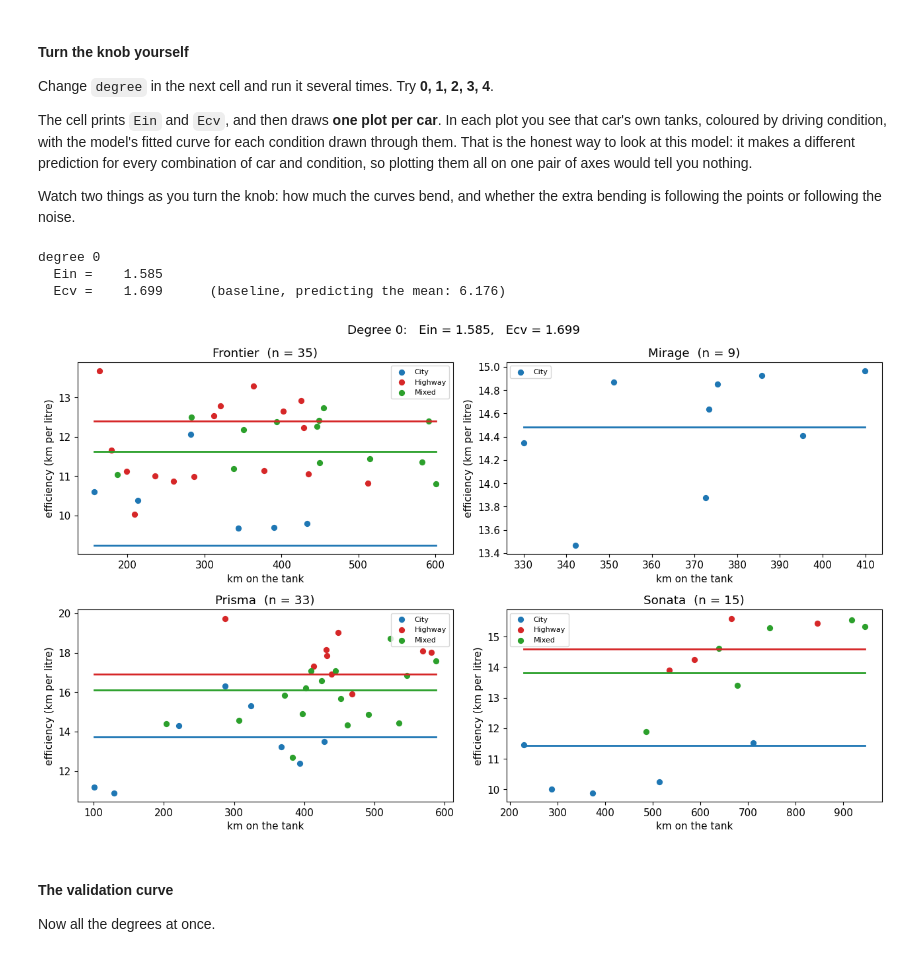
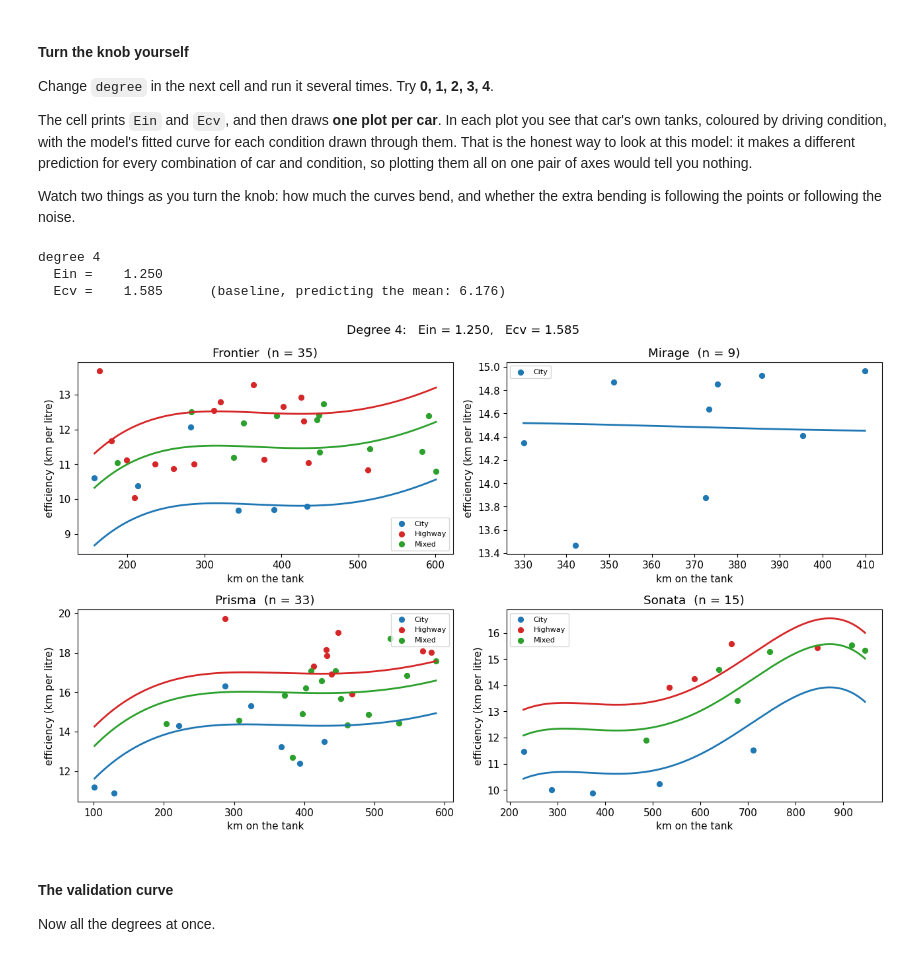
Before and after one commit to sejuti009/Welcome-To-Data-Science-, a Jupyter notebook: tutorial_weeks05_06.ipynb, the cells around one changed output. Drawn from its saved outputs; the diff is of its cells as text; code cells hidden in the pictures.

```diff
--- a/tutorial_weeks05_06.ipynb
+++ b/tutorial_weeks05_06.ipynb
@@ -1457,7 +1457,7 @@ extra bending is following the points or following the noise.
 # %%
 # ---------------------------------------------------------------------------
 # CHANGE THIS AND RUN THE CELL AGAIN. Try 0, 1, 2, 3, 4.
-degree = 0
+degree = 4
 # ---------------------------------------------------------------------------
 
 # Build the features at this degree and fit the model.
@@ -1511,37 +1511,37 @@ for ax, car in zip(axes.ravel(), cars_here):
         # To draw the model's curve for THIS car in THIS condition we build a
         # table with the same columns as the training features, set every
         # column to 0, then switch on the two that apply.
         curve = pd.DataFrame(0.0, index=range(len(grid_km)),
                              columns=features.columns)
 
         # The dummy columns are named is_<car> and is_<condition>. The reference
         # categories have no column, so for them we simply leave the zeros.
         if "is_" + car in curve.columns:
             curve["is_" + car] = 1.0
         if "is_" + condition in curve.columns:
             curve["is_" + condition] = 1.0
 
         # The polynomial columns, from the grid of distances.
         for power in range(1, degree + 1):
             curve["km^%d" % power] = grid_km ** power
 
         ax.plot(grid_km, fitted.predict(curve), linewidth=2,
                 color=condition_colours[condition])
 
     ax.set_title("%s  (n = %d)" % (car, len(this_car)))
     ax.set_xlabel("km on the tank")
     ax.set_ylabel("efficiency (km per litre)")
     ax.legend(fontsize=8)
 
 # A single title across the whole figure.
 fig.suptitle("Degree %d:   Ein = %.3f,   Ecv = %.3f" % (degree, Ein, Ecv))
 plt.tight_layout()
 plt.show()
 # %% [output]
-degree 0
-  Ein =    1.585
-  Ecv =    1.699      (baseline, predicting the mean: 6.176)
+degree 4
+  Ein =    1.250
+  Ecv =    1.585      (baseline, predicting the mean: 6.176)
-[figure, old version]
+[figure, new version]
 # %% [markdown]
 #### The validation curve
 
```
